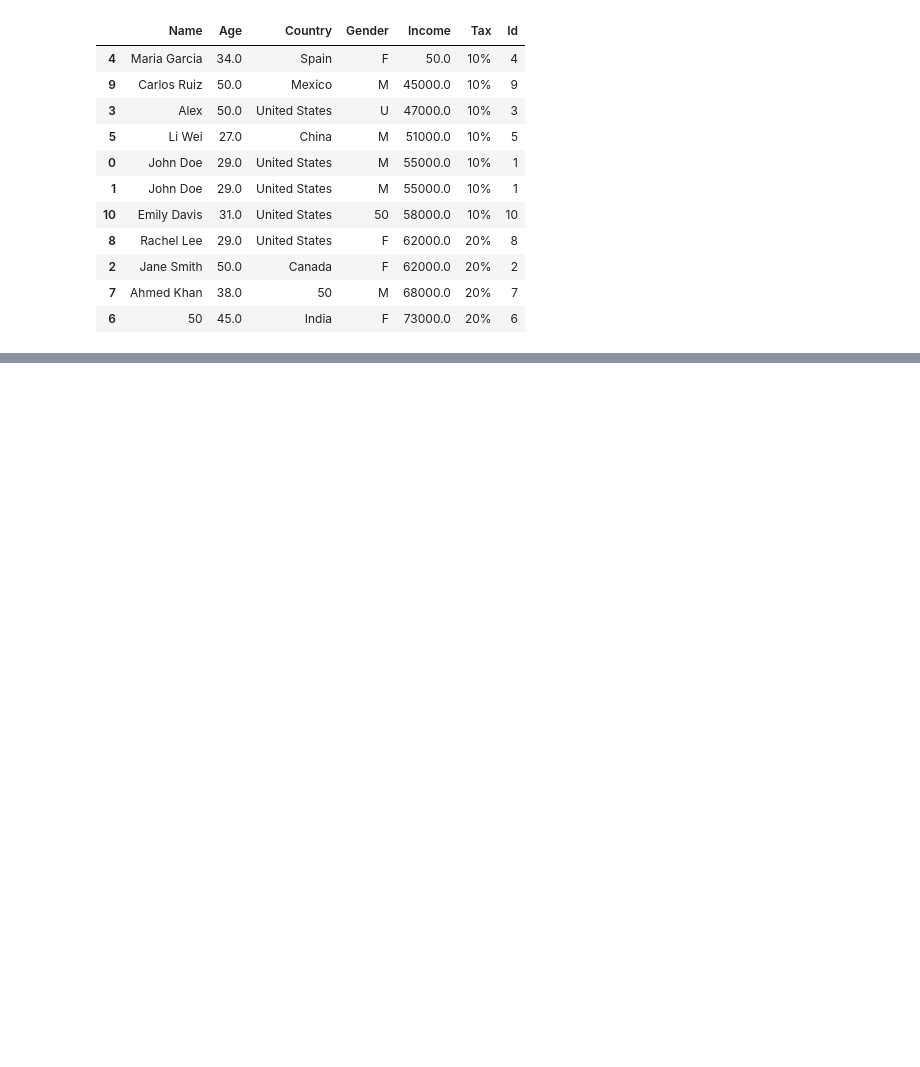
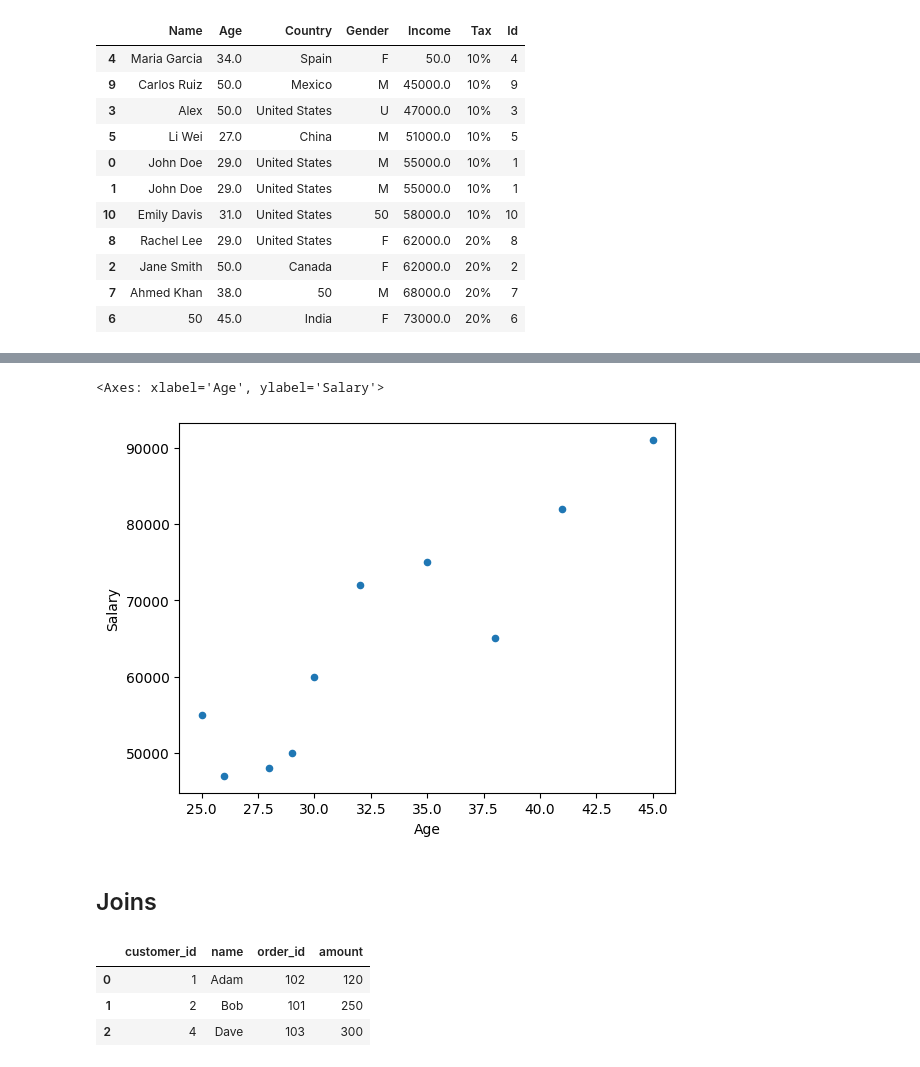
Before and after one commit to Shaik-Khaja-byte/AI-ML-Journey, a Jupyter notebook: Phase 2 - DATA/pandas2.ipynb, the cells around one changed output, grey strips where cells are left out. Cells and saved outputs as stored; diff of their text form; code cells hidden in the pictures; blank space fills up the shorter version.

```diff
--- a/Phase 2 - DATA/pandas2.ipynb
+++ b/Phase 2 - DATA/pandas2.ipynb
@@ -365,0 +596,7 @@ sorted_df[["Name", "Age", "Country", "Gender", "Income", "Tax", "Id"]]
+# %%
+df.plot(kind="scatter", x="Age", y="Salary")
+# %% [output]
+<Axes: xlabel='Age', ylabel='Salary'>
+[figure, added]
+# %% [markdown]
+## Joins
@@ -365,0 +614,9 @@ sorted_df[["Name", "Age", "Country", "Gender", "Income", "Tax", "Id"]]
+# %%
+# inner join - only matching values from both the tables
+
+pd.merge(df_customers, df_orders, on="customer_id")
+# %% [output]
+|  | customer_id | name | order_id | amount |
+| 0 | 1 | Adam | 102 | 120 |
+| 1 | 2 | Bob | 101 | 250 |
+| 2 | 4 | Dave | 103 | 300 |
```
Also changed, not shown: parts of 31 cells of this notebook, 1 other file.
